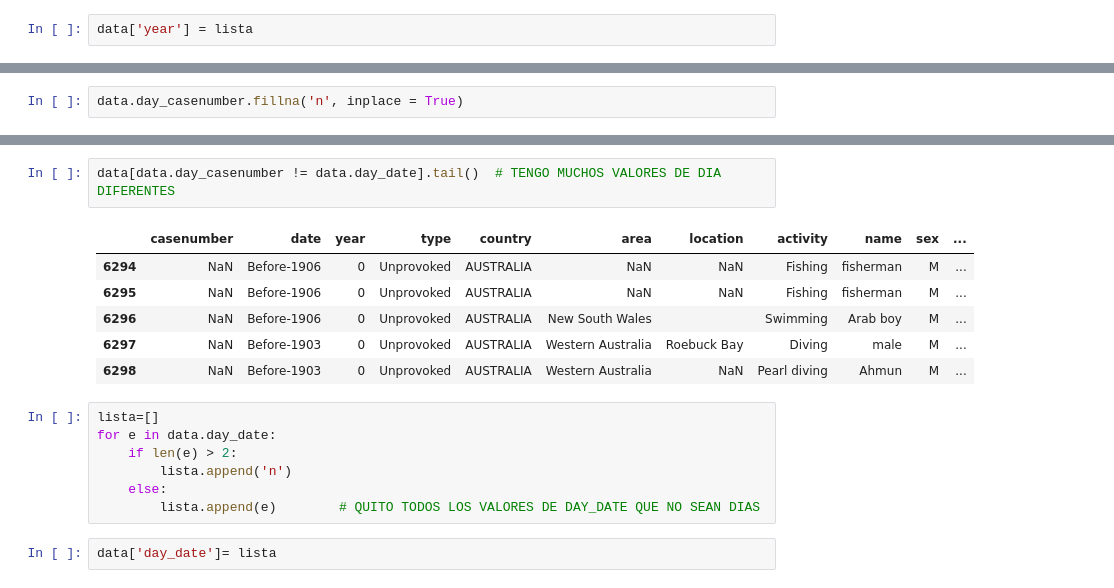
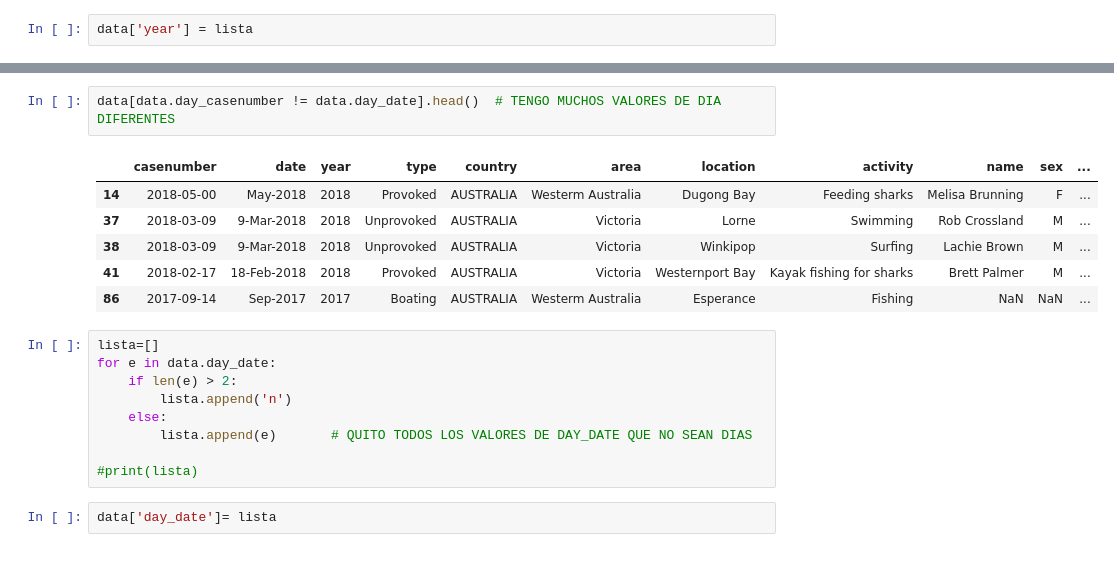
Before and after one commit to Barge7/SHARK, a Jupyter notebook: your_code.ipynb, the cells around one changed output, grey strips where cells are left out. Drawn from its saved outputs; the diff is of its cells as text.

```diff
--- a/your_code.ipynb
+++ b/your_code.ipynb
@@ -567,2 +563,0 @@ data.tail()
-# %%
-data.day_casenumber.fillna('n', inplace = True)
@@ -578,19 +564,21 @@ data.tail()
 # %%
-data[data.day_casenumber != data.day_date].tail()  # TENGO MUCHOS VALORES DE DIA DIFERENTES
+data[data.day_casenumber != data.day_date].head()  # TENGO MUCHOS VALORES DE DIA DIFERENTES
 # %% [output]
 |  | casenumber | date | year | type | country | area | location | activity | name | sex | ... |
-| 6294 | NaN | Before-1906 | 0 | Unprovoked | AUSTRALIA | NaN | NaN | Fishing | fisherman | M | ... |
-| 6295 | NaN | Before-1906 | 0 | Unprovoked | AUSTRALIA | NaN | NaN | Fishing | fisherman | M | ... |
-| 6296 | NaN | Before-1906 | 0 | Unprovoked | AUSTRALIA | New South Wales |  | Swimming | Arab boy | M | ... |
-| 6297 | NaN | Before-1903 | 0 | Unprovoked | AUSTRALIA | Western Australia | Roebuck Bay | Diving | male | M | ... |
-| 6298 | NaN | Before-1903 | 0 | Unprovoked | AUSTRALIA | Western Australia | NaN | Pearl diving | Ahmun | M | ... |
+| 14 | 2018-05-00 | May-2018 | 2018 | Provoked | AUSTRALIA | Westerm Australia | Dugong Bay | Feeding sharks | Melisa Brunning | F | ... |
+| 37 | 2018-03-09 | 9-Mar-2018 | 2018 | Unprovoked | AUSTRALIA | Victoria | Lorne | Swimming | Rob Crossland | M | ... |
+| 38 | 2018-03-09 | 9-Mar-2018 | 2018 | Unprovoked | AUSTRALIA | Victoria | Winkipop | Surfing | Lachie Brown | M | ... |
+| 41 | 2018-02-17 | 18-Feb-2018 | 2018 | Provoked | AUSTRALIA | Victoria | Westernport Bay | Kayak fishing for sharks | Brett Palmer | M | ... |
+| 86 | 2017-09-14 | Sep-2017 | 2017 | Boating | AUSTRALIA | Westerm Australia | Esperance | Fishing | NaN | NaN | ... |
 # %%
 lista=[]
 for e in data.day_date:
     if len(e) > 2:
         lista.append('n')
     else:
-        lista.append(e)        # QUITO TODOS LOS VALORES DE DAY_DATE QUE NO SEAN DIAS
+        lista.append(e)       # QUITO TODOS LOS VALORES DE DAY_DATE QUE NO SEAN DIAS
+
+#print(lista)
 # %%
 data['day_date']= lista
 # %%
```
Also changed, not shown: parts of 30 cells of this notebook.
